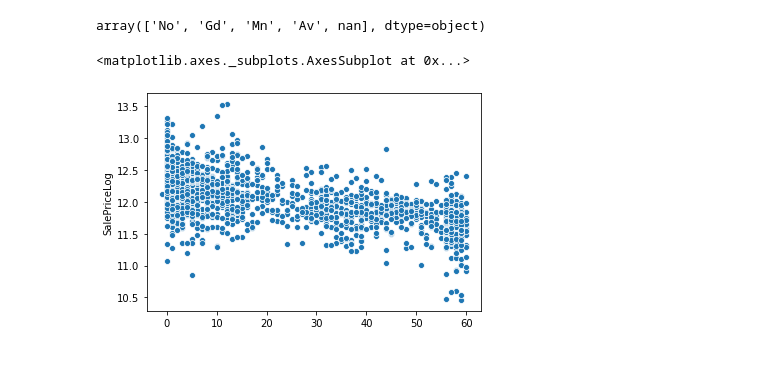
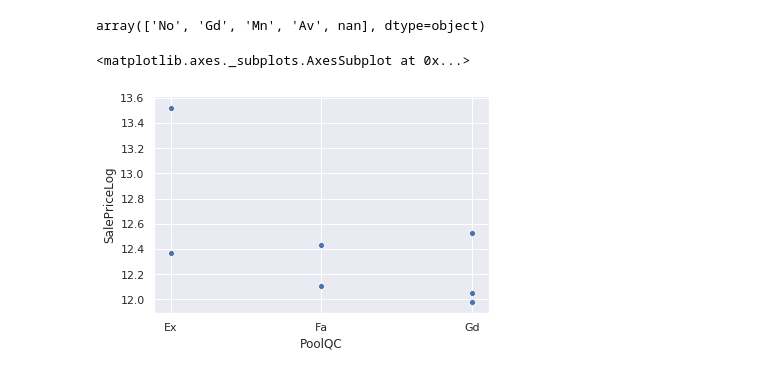
Before and after one commit to ViktorTarasenko/housepricing, a Jupyter notebook: visulization.ipynb, the cells around one changed output. Drawn from its saved outputs; the diff is of its cells as text; code cells hidden in the pictures.

```diff
--- a/visulization.ipynb
+++ b/visulization.ipynb
@@ -140,7 +140,7 @@ train_data["BsmtExposure"].unique()
 # %% [output]
 array(['No', 'Gd', 'Mn', 'Av', nan], dtype=object)
 # %%
-sns.scatterplot(train_data['YrSold'] - train_data['YearRemodAdd'], y="SalePriceLog", data=train_data.fillna(value = "Nan"))
+sns.scatterplot(train_data['PoolQC'], y="SalePriceLog", data=train_data.fillna(value = "Nan"))
 # %% [output]
 <matplotlib.axes._subplots.AxesSubplot at 0x...>
-[figure, old version]
+[figure, new version]
```
Also changed, not shown: parts of 1 cell of this notebook, 6 other files.
